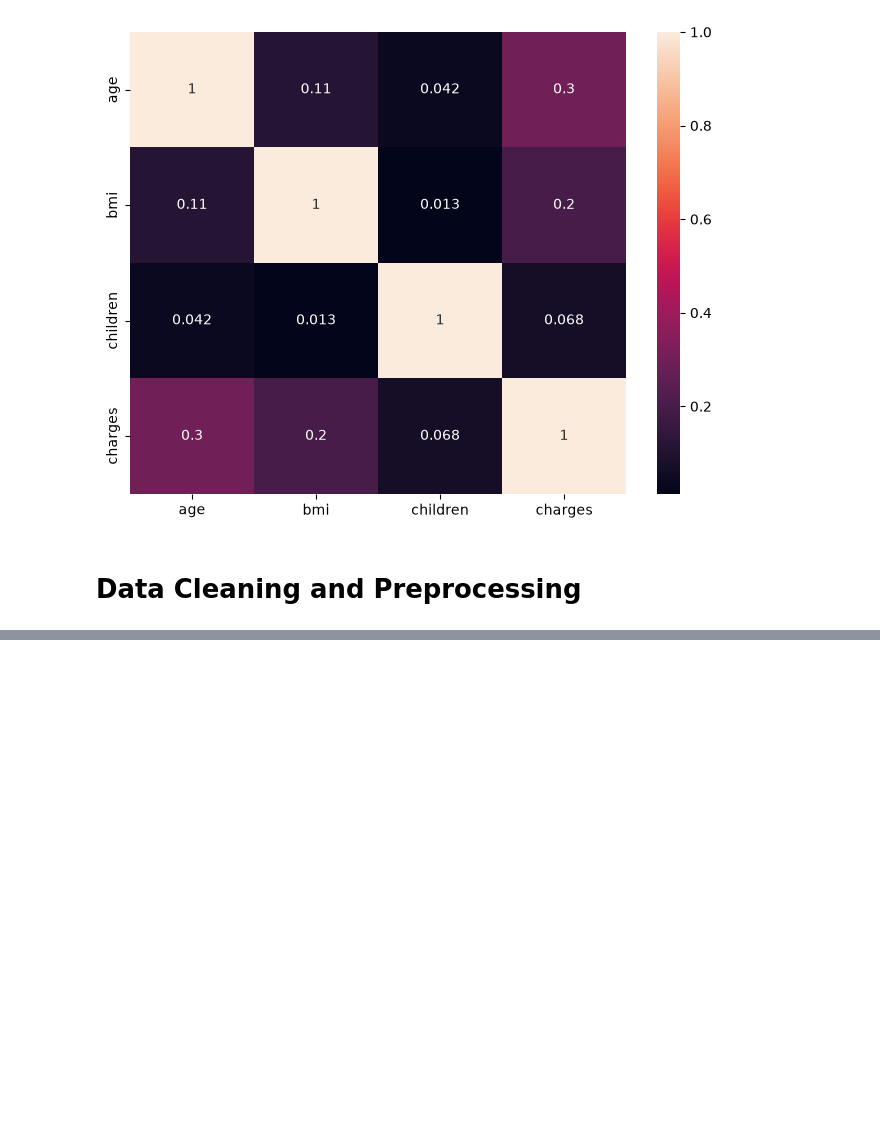
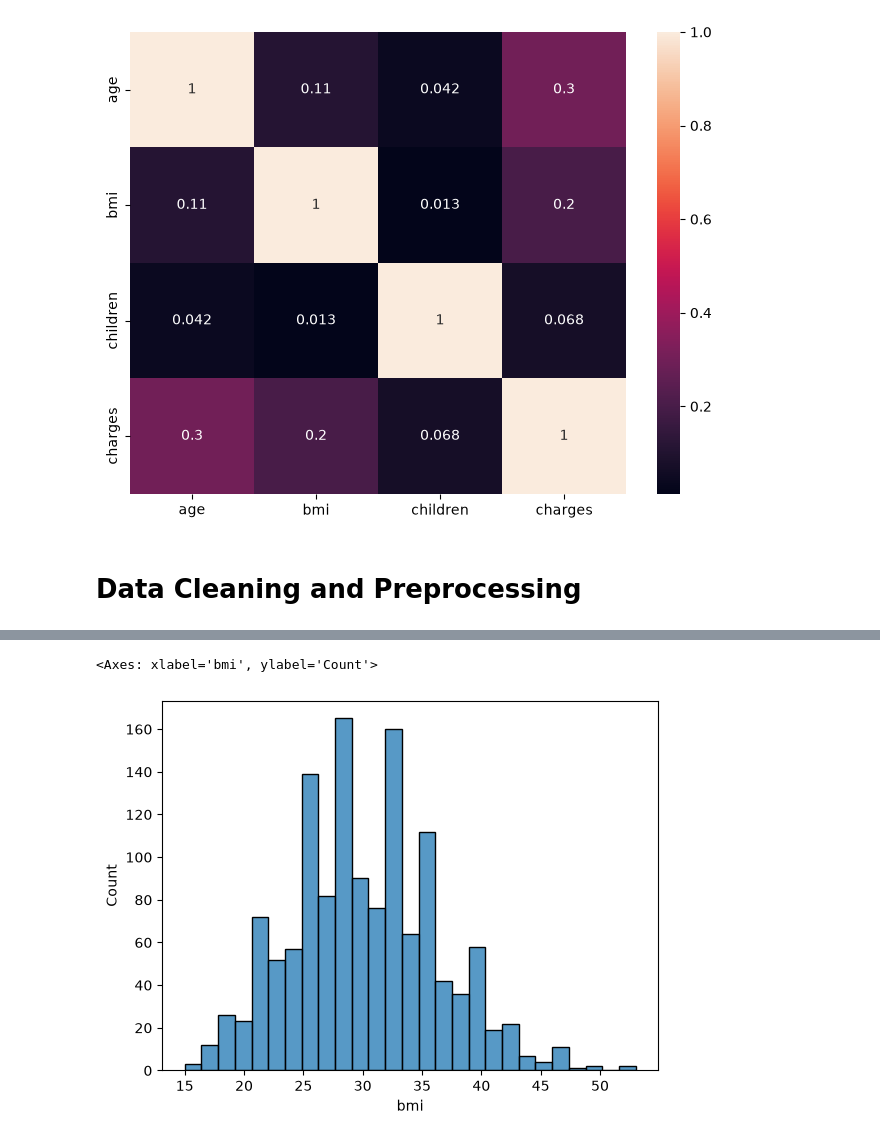
Before and after one commit to Harshit765G4/Machine-Learning-Practice, a Jupyter notebook: DataPreprocessing/insuranceProjectPractice.ipynb, the cells around one changed output, grey strips where cells are left out. Drawn from its saved outputs; the diff is of its cells as text; code cells hidden in the pictures; blank space fills up the shorter version.

```diff
--- a/DataPreprocessing/insuranceProjectPractice.ipynb
+++ b/DataPreprocessing/insuranceProjectPractice.ipynb
@@ -118,0 +182,2 @@ sns.heatmap(df.corr(numeric_only=True), annot=True)
+# %%
+df_cleaned['smoker'] = df_cleaned['smoker'].map({'no':0, 'yes':1})
@@ -118,0 +193,5 @@ sns.heatmap(df.corr(numeric_only=True), annot=True)
+# %%
+df_cleaned = df_cleaned.rename(columns={
+    'sex' : 'isFemale',
+    'smoker': 'isSmoker'
+})
@@ -118,0 +216,4 @@ sns.heatmap(df.corr(numeric_only=True), annot=True)
+# %%
+# One Hot Encoding
+
+df_cleaned = pd.get_dummies(df_cleaned,columns = ['region'])
@@ -118,0 +229,2 @@ sns.heatmap(df.corr(numeric_only=True), annot=True)
+# %%
+df_cleaned = df_cleaned.astype(int)
@@ -118,0 +267,5 @@ sns.heatmap(df.corr(numeric_only=True), annot=True)
+# %%
+sns.histplot(df_cleaned['bmi'])
+# %% [output]
+<Axes: xlabel='bmi', ylabel='Count'>
+[figure, added]
```
Also changed, not shown: parts of 38 cells of this notebook, 1 other file.
